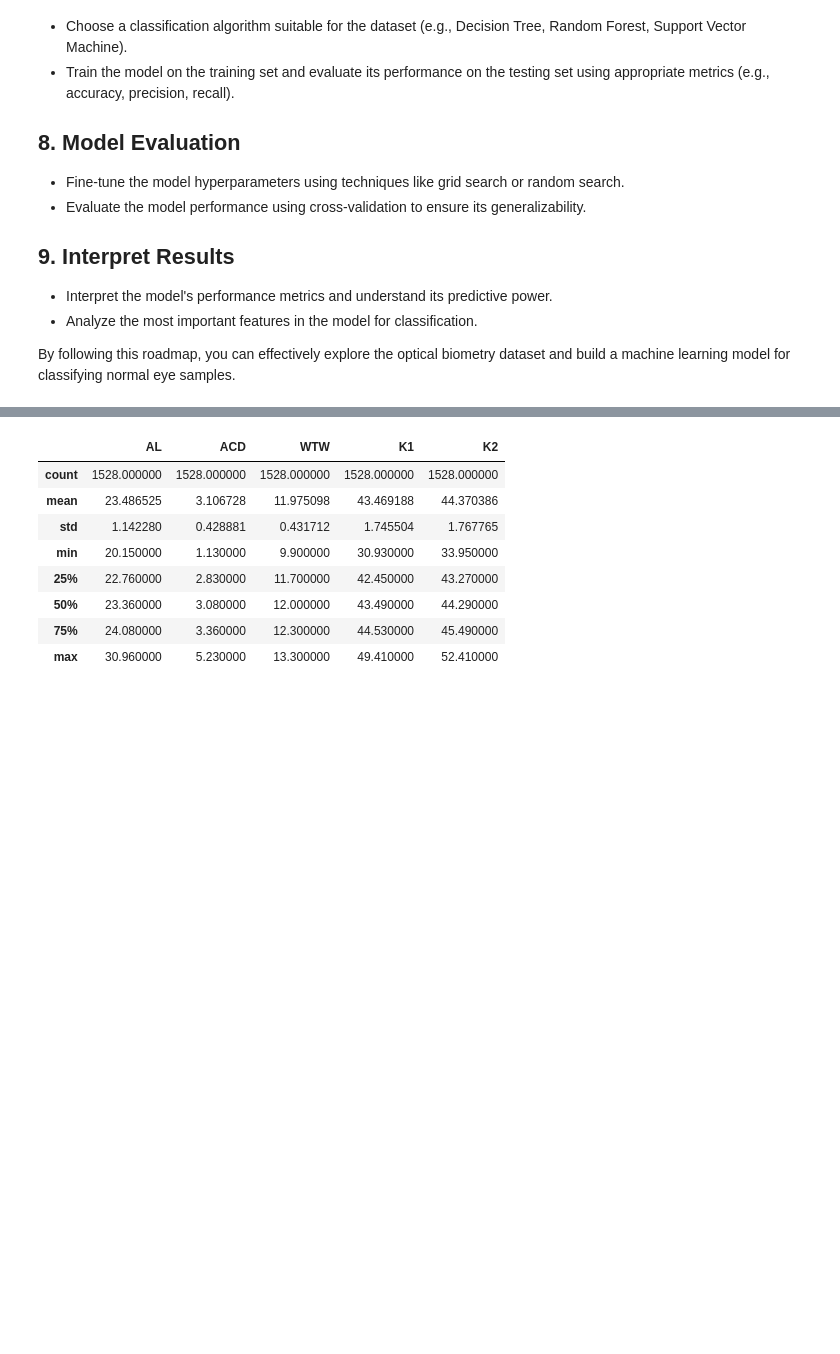
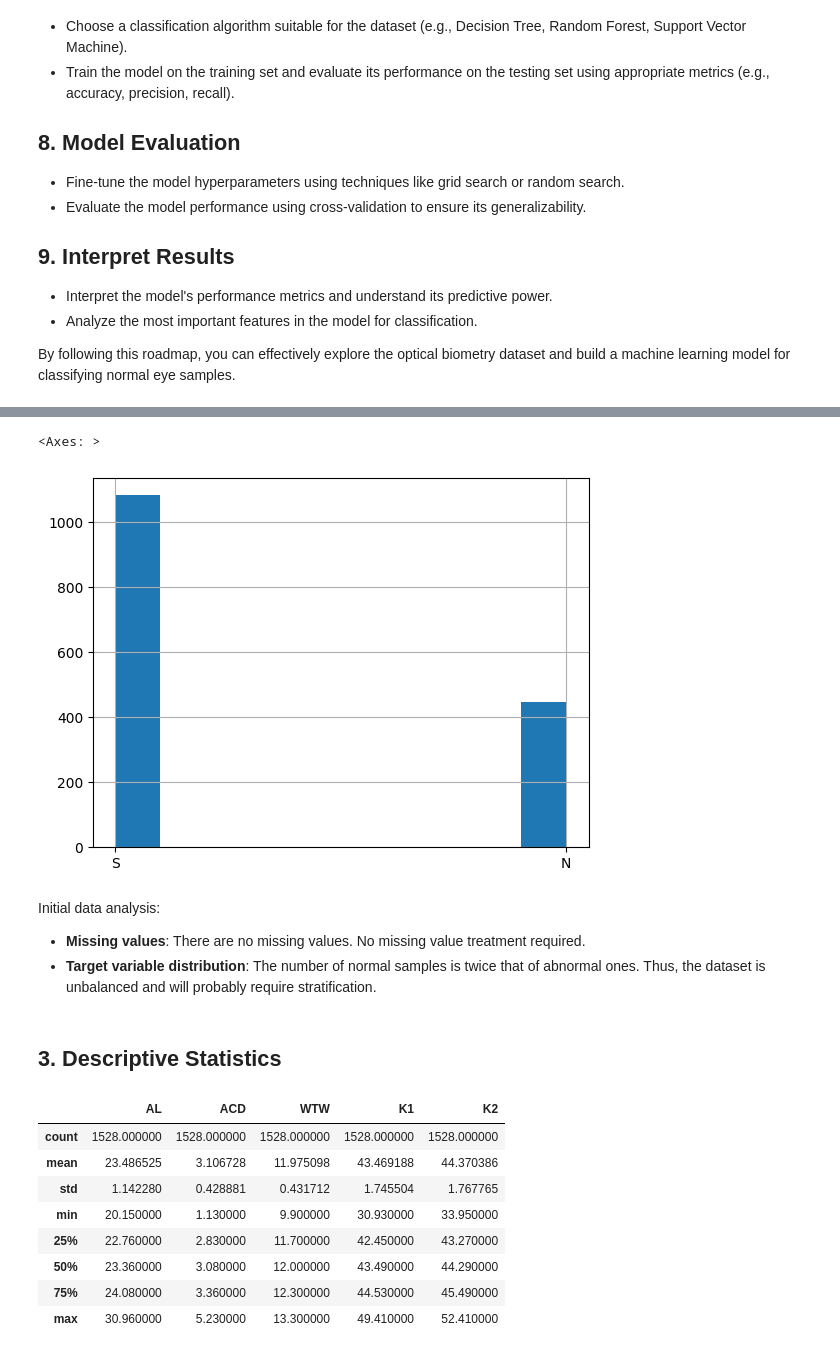
Before and after one commit to vitalwarley/PPGI038, a Jupyter notebook: main.ipynb, the cells around one changed output, grey strips where cells are left out. Saved outputs shown, nothing was run; the diff lists cells and outputs as text; code cells hidden in the pictures; blank space fills up the shorter version.

Commit message:
Organizing code into roadmap sections and adding some data analysis

```diff
--- a/main.ipynb
+++ b/main.ipynb
@@ -70,3 +84,16 @@ data
+# %%
+# target value histogram
+data["Correto"].hist()
+# %% [output]
+<Axes: >
+[figure, added]
+# %% [markdown]
+Initial data analysis:
+
+- **Missing values**: There are no missing values. No missing value treatment required.
+- **Target variable distribution**: The number of normal samples is twice that of abnormal ones. Thus, the dataset is unbalanced and will probably require stratification.
+# %% [markdown]
+## 3. Descriptive Statistics
 # %%
 data.describe()
 # %% [output]
```
Also changed, not shown: parts of 8 cells of this notebook.
